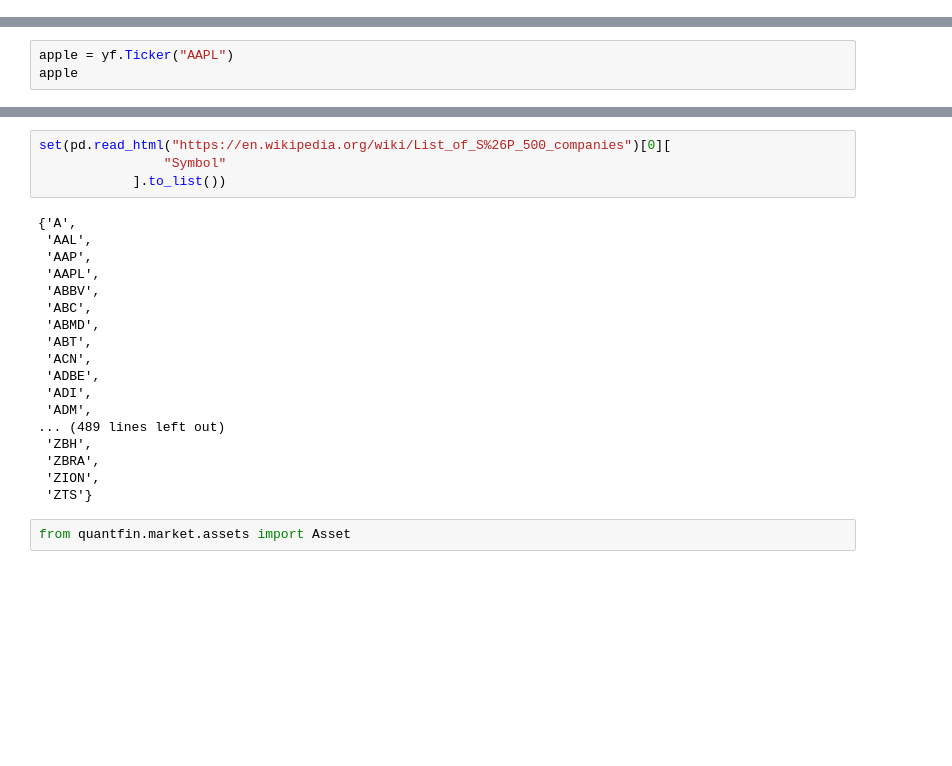
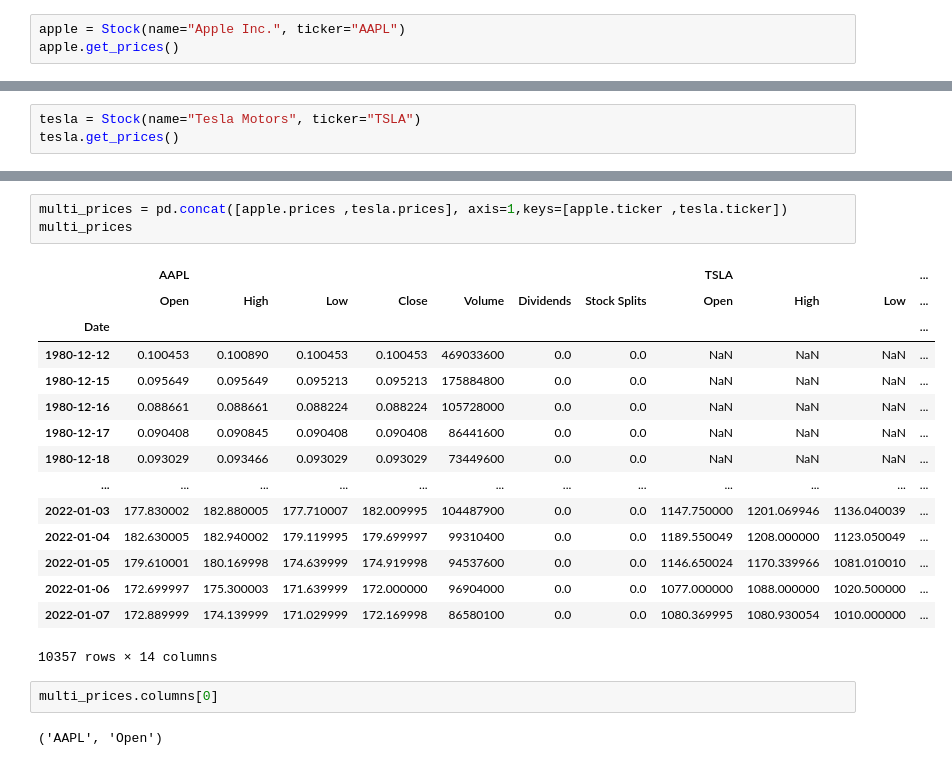
Before and after one commit to Ale-Cas/py-quant-fin, a Jupyter notebook: notebooks/assets.ipynb, the cells around one changed output, grey strips where cells are left out. Drawn from its saved outputs; the diff is of its cells as text; blank space fills up the shorter version.

```diff
--- a/notebooks/assets.ipynb
+++ b/notebooks/assets.ipynb
@@ -0,0 +9,3 @@
+# %%
+apple = Stock(name="Apple Inc.", ticker="AAPL")
+apple.get_prices()
@@ -0,0 +27,3 @@
+# %%
+tesla = Stock(name="Tesla Motors", ticker="TSLA")
+tesla.get_prices()
@@ -4,3 +46,0 @@ import yfinance as yf
-# %%
-apple = yf.Ticker("AAPL")
-apple
@@ -44,24 +47,23 @@ apple.history(start = start)
-# %%
-set(pd.read_html("https://en.wikipedia.org/wiki/List_of_S%26P_500_companies")[0][
-                "Symbol"
-            ].to_list())
-# %% [output]
-{'A',
- 'AAL',
- 'AAP',
- 'AAPL',
- 'ABBV',
- 'ABC',
- 'ABMD',
- 'ABT',
- 'ACN',
- 'ADBE',
- 'ADI',
- 'ADM',
-... (489 lines left out)
- 'ZBH',
- 'ZBRA',
- 'ZION',
- 'ZTS'}
-# %%
-from quantfin.market.assets import Asset
+# %%
+multi_prices = pd.concat([apple.prices ,tesla.prices], axis=1,keys=[apple.ticker ,tesla.ticker])
+multi_prices
+# %% [output]
+|  | AAPL |  |  |  |  |  |  | TSLA |  |  | ... |
+|  | Open | High | Low | Close | Volume | Dividends | Stock Splits | Open | High | Low | ... |
+| Date |  |  |  |  |  |  |  |  |  |  | ... |
+| 1980-12-12 | 0.100453 | 0.100890 | 0.100453 | 0.100453 | 469033600 | 0.0 | 0.0 | NaN | NaN | NaN | ... |
+| 1980-12-15 | 0.095649 | 0.095649 | 0.095213 | 0.095213 | 175884800 | 0.0 | 0.0 | NaN | NaN | NaN | ... |
+| 1980-12-16 | 0.088661 | 0.088661 | 0.088224 | 0.088224 | 105728000 | 0.0 | 0.0 | NaN | NaN | NaN | ... |
+| 1980-12-17 | 0.090408 | 0.090845 | 0.090408 | 0.090408 | 86441600 | 0.0 | 0.0 | NaN | NaN | NaN | ... |
+| 1980-12-18 | 0.093029 | 0.093466 | 0.093029 | 0.093029 | 73449600 | 0.0 | 0.0 | NaN | NaN | NaN | ... |
+| ... | ... | ... | ... | ... | ... | ... | ... | ... | ... | ... | ... |
+| 2022-01-03 | 177.830002 | 182.880005 | 177.710007 | 182.009995 | 104487900 | 0.0 | 0.0 | 1147.750000 | 1201.069946 | 1136.040039 | ... |
+| 2022-01-04 | 182.630005 | 182.940002 | 179.119995 | 179.699997 | 99310400 | 0.0 | 0.0 | 1189.550049 | 1208.000000 | 1123.050049 | ... |
+| 2022-01-05 | 179.610001 | 180.169998 | 174.639999 | 174.919998 | 94537600 | 0.0 | 0.0 | 1146.650024 | 1170.339966 | 1081.010010 | ... |
+| 2022-01-06 | 172.699997 | 175.300003 | 171.639999 | 172.000000 | 96904000 | 0.0 | 0.0 | 1077.000000 | 1088.000000 | 1020.500000 | ... |
+| 2022-01-07 | 172.889999 | 174.139999 | 171.029999 | 172.169998 | 86580100 | 0.0 | 0.0 | 1080.369995 | 1080.930054 | 1010.000000 | ... |
+10357 rows × 14 columns
+# %%
+multi_prices.columns[0]
+# %% [output]
+('AAPL', 'Open')
```
Also changed, not shown: parts of 10 cells of this notebook, 3 other files.
